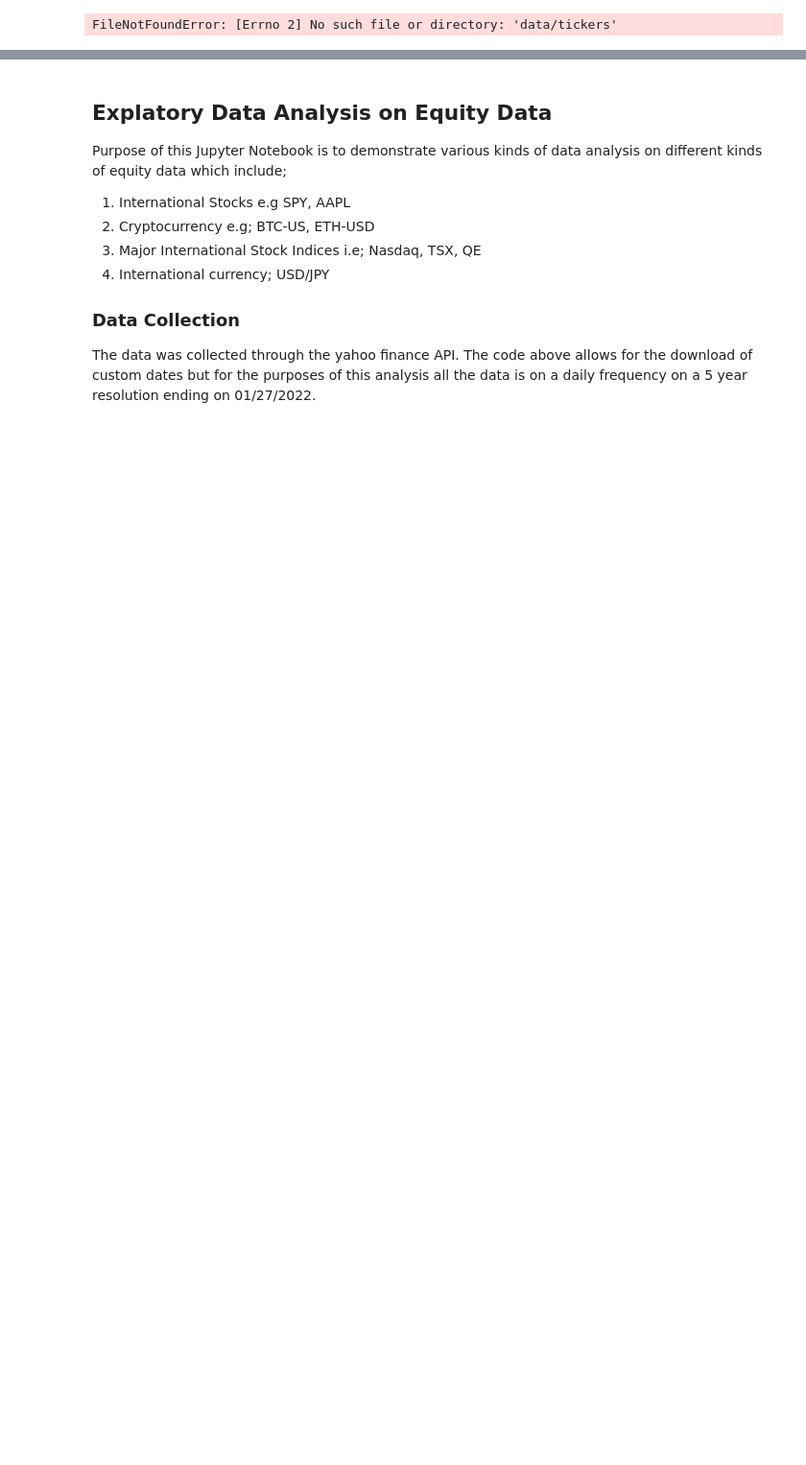
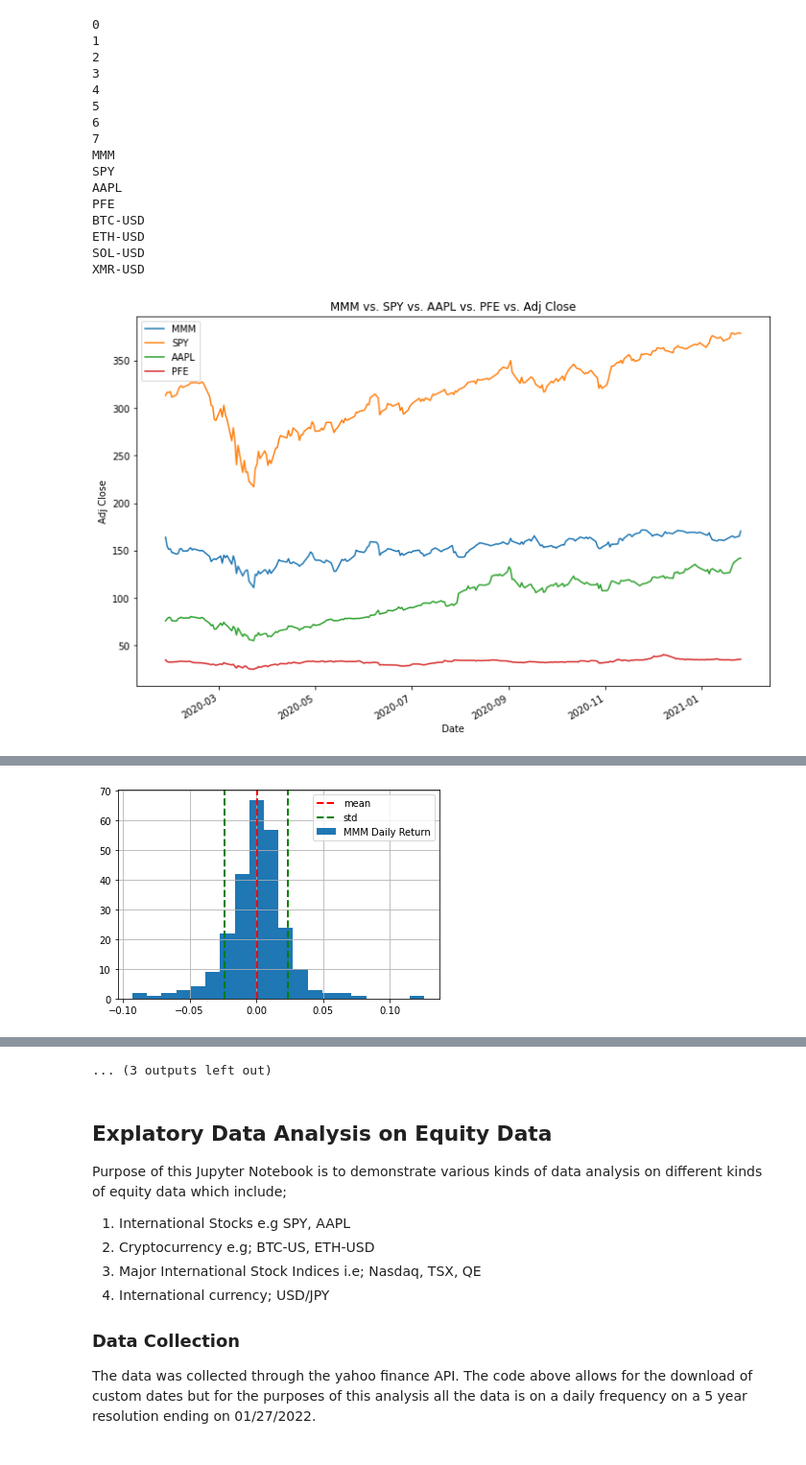
Before and after one commit to enisaras/RLOnEquities-Research, a Jupyter notebook: jupyter notebooks/EDA.ipynb, the cells around one changed output, grey strips where cells are left out. Shown at 96% size. Saved outputs shown, nothing was run; the diff lists cells and outputs as text; code cells hidden in the pictures; blank space fills up the shorter version.

Commit message:
added week2 start

```diff
--- a/jupyter notebooks/EDA.ipynb
+++ b/jupyter notebooks/EDA.ipynb
@@ -37,18 +37,19 @@ class EDA:
         Use yfinance to make request of stock data
         """
         self.data = {}
-        tickers = ['MMM', 'SPY', 'BTC-USD']
+        tickers = ['BTC-USD', 'ETH-USD', 'SOL-USD', 'XMR-USD', 'MMM', 'SPY', 'AAPL', 'PFE']
 
-        for ticker in self.ticker_list:
+        for ticker in tickers:
             csv_file_dir = self.csv_files + '/' + ticker + '.csv'
             # Check if the file already exists in saved and remove from the list to optimize performance
             # if os.path.exists(csv_file_dir):
                 # tickers.remove(ticker)
 
 
-        for i in range(len(self.ticker_list)):
-            self.data[self.ticker_list[i]] = self.scraper.download(self.ticker_list[i], start = '2020-01-26', end = '2021-01-27', progress = False)
-            self.data[self.ticker_list[i]].name = self.ticker_list[i]
+        for i in range(len(tickers)):
+            self.data[tickers[i]] = self.scraper.download(tickers[i], start = '2020-01-26', end = '2021-01-27', progress = False)
+            print(i)
+            self.data[tickers[i]].name = tickers[i]
 
     def get_stock_data(self, tickers):
         """
@@ -59,9 +60,9 @@ class EDA:
         dfs = []
         for i in tickers:
             dfs.append(self.data[i])
-
+            print(i)
         for i in dfs:
-            i.to_csv(self.csv_files + '/' + i.name +'.csv', index = False)
+            i.to_csv(self.csv_files + '/' + i.name +'.csv', index = True)
         return dfs
     def temp(self):
         self.parse_tickers()
@@ -108,15 +109,21 @@ class EDA:
         # Plot adjusted close over our data
         self.parse_tickers()
         self.scrape_stock_data()
-
-        stocks = self.get_stock_data(['MMM', 'SPY', 'BTC-USD'])
+        stocks = self.get_stock_data(['MMM', 'SPY', 'AAPL', 'PFE'])
+        crypto = self.get_stock_data(['BTC-USD', 'ETH-USD', 'SOL-USD', 'XMR-USD'])
 
         # Plot our adjusted Close
         self.plot_helper(stocks, 'Adj Close', 12,8,'line', 'comb')
         # Plot our volume
         self.plot_helper(stocks, 'Volume', 12, 8, 'line', 'comb')
+        # Plot our adjusted Close for crypto
+        self.plot_helper(crypto, 'Adj Close', 12,8,'line', 'comb')
+        self.plot_helper(crypto, 'Volume', 12, 8, 'line', 'comb')
 
         for i in stocks:
+            self.plot_daily_return(i)
+            plt.show()
+        for i in crypto:
             self.plot_daily_return(i)
             plt.show()
         sns.heatmap(stocks[0].corr(), cmap = 'Blues', annot = True)
@@ -167,7 +174,23 @@ class EDA:
     def moving_averages(type):
         pass
 # %%
-a = EDA('data')
-a.temp()
+a = EDA('../data')
+a.plot_stock_data()
 # %% [output]
-FileNotFoundError: [Errno 2] No such file or directory: 'data/tickers'
+0
+1
+2
+3
+4
+5
+6
+7
+MMM
+SPY
+AAPL
+PFE
+BTC-USD
+ETH-USD
+SOL-USD
+XMR-USD
+[figure, added]
@@ -173,0 +200 @@ FileNotFoundError: [Errno 2] No such file or directory: 'data/tickers'
+[figure, added]
@@ -174,3 +207,4 @@ FileNotFoundError: [Errno 2] No such file or directory: 'data/tickers'
+... (3 outputs left out)
 # %% [markdown]
 ## Explatory Data Analysis on Equity Data
 Purpose of this Jupyter Notebook is to demonstrate various kinds of data analysis on different kinds of equity data which include;
```
Also changed, not shown: parts of 1 cell of this notebook, 13 other files.
